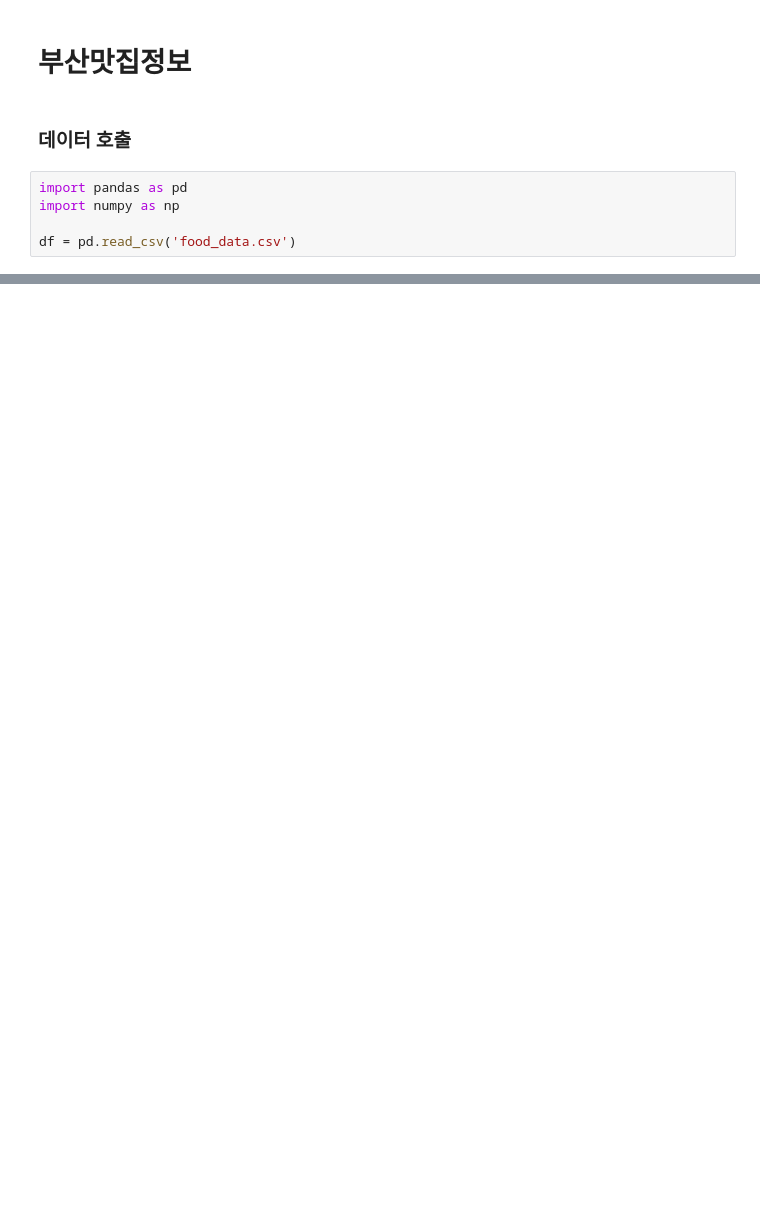
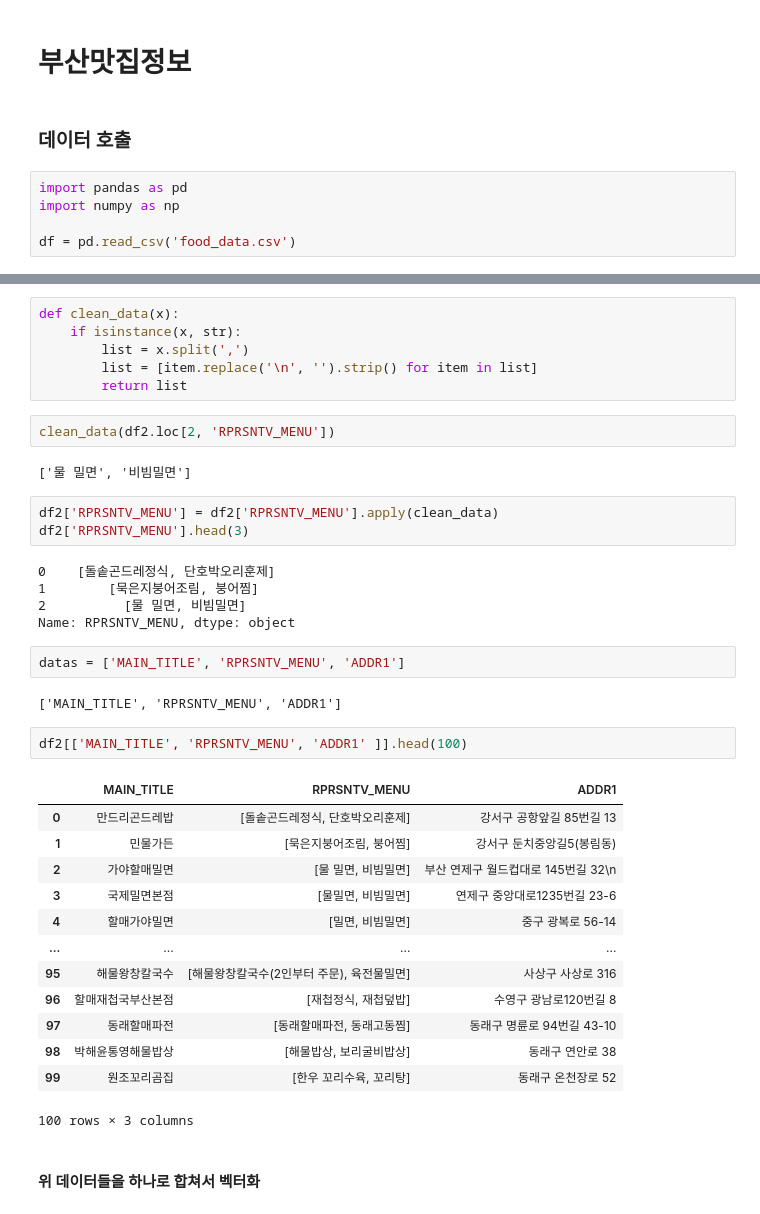
Before and after one commit to jisungs/food_test, a Jupyter notebook: food.ipynb, the cells around one changed output, grey strips where cells are left out. Cells and saved outputs as stored; diff of their text form; blank space fills up the shorter version.

```diff
--- a/food.ipynb
+++ b/food.ipynb
@@ -23,0 +269,40 @@ df.head(10)
+# %%
+def clean_data(x):
+    if isinstance(x, str):
+        list = x.split(',')
+        list = [item.replace('\n', '').strip() for item in list]
+        return list
+# %%
+clean_data(df2.loc[2, 'RPRSNTV_MENU'])
+# %% [output]
+['물 밀면', '비빔밀면']
+# %%
+df2['RPRSNTV_MENU'] = df2['RPRSNTV_MENU'].apply(clean_data)
+df2['RPRSNTV_MENU'].head(3)
+# %% [output]
+0    [돌솥곤드레정식, 단호박오리훈제]
+1        [묵은지붕어조림, 붕어찜]
+2          [물 밀면, 비빔밀면]
+Name: RPRSNTV_MENU, dtype: object
+# %%
+datas = ['MAIN_TITLE', 'RPRSNTV_MENU', 'ADDR1']
+# %% [output]
+['MAIN_TITLE', 'RPRSNTV_MENU', 'ADDR1']
+# %%
+df2[['MAIN_TITLE', 'RPRSNTV_MENU', 'ADDR1' ]].head(100)
+# %% [output]
+|  | MAIN_TITLE | RPRSNTV_MENU | ADDR1 |
+| 0 | 만드리곤드레밥 | [돌솥곤드레정식, 단호박오리훈제] | 강서구 공항앞길 85번길 13 |
+| 1 | 민물가든 | [묵은지붕어조림, 붕어찜] | 강서구 둔치중앙길5(봉림동) |
+| 2 | 가야할매밀면 | [물 밀면, 비빔밀면] | 부산 연제구 월드컵대로 145번길 32\n |
+| 3 | 국제밀면본점 | [물밀면, 비빔밀면] | 연제구 중앙대로1235번길 23-6 |
+| 4 | 할매가야밀면 | [밀면, 비빔밀면] | 중구 광복로 56-14 |
+| ... | ... | ... | ... |
+| 95 | 해물왕창칼국수 | [해물왕창칼국수(2인부터 주문), 육전물밀면] | 사상구 사상로 316 |
+| 96 | 할매재첩국부산본점 | [재첩정식, 재첩덮밥] | 수영구 광남로120번길 8 |
+| 97 | 동래할매파전 | [동래할매파전, 동래고동찜] | 동래구 명륜로 94번길 43-10 |
+| 98 | 박해윤통영해물밥상 | [해물밥상, 보리굴비밥상] | 동래구 연안로 38 |
+| 99 | 원조꼬리곰집 | [한우 꼬리수육, 꼬리탕] | 동래구 온천장로 52 |
+100 rows × 3 columns
+# %% [markdown]
+#### 위 데이터들을 하나로 합쳐서 벡터화
```
Also changed, not shown: parts of 42 cells of this notebook, 3 other files.
